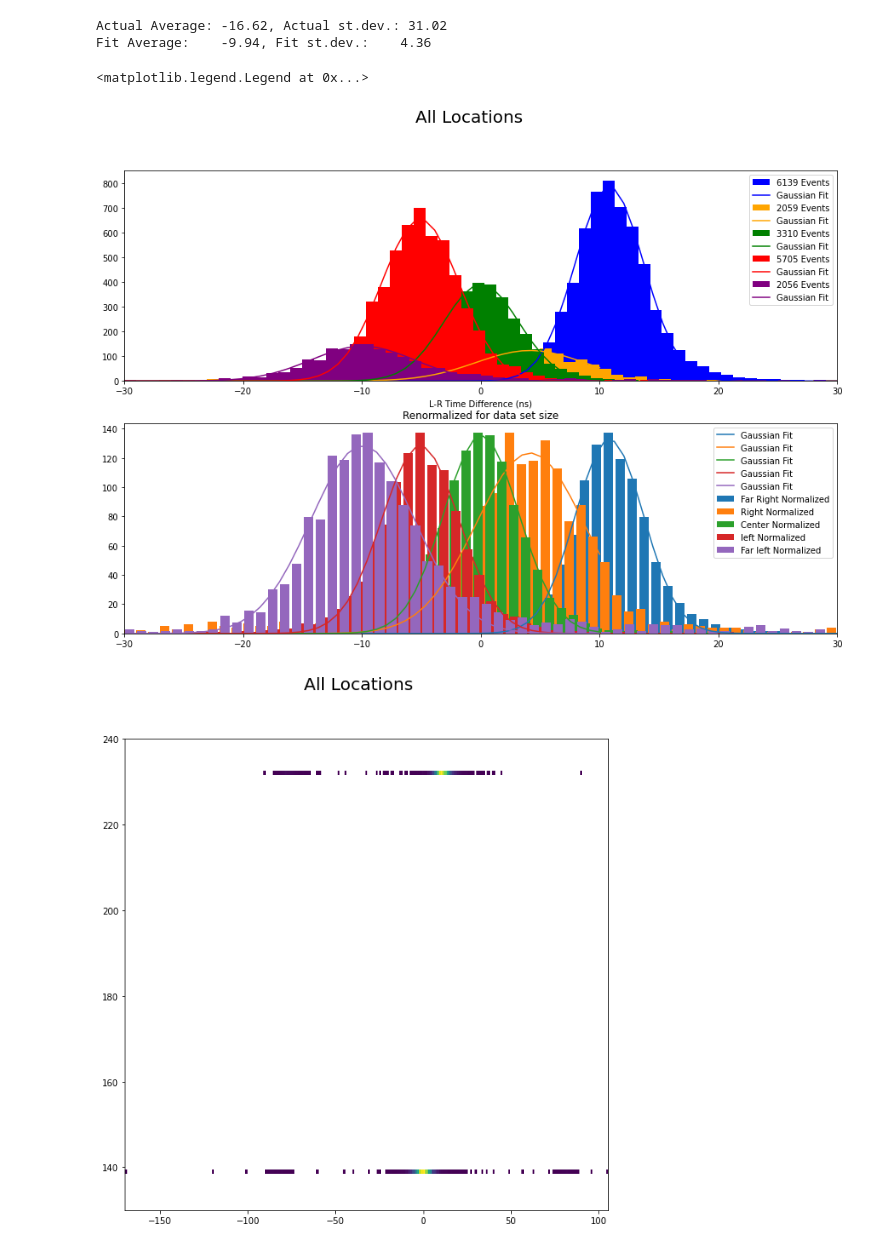
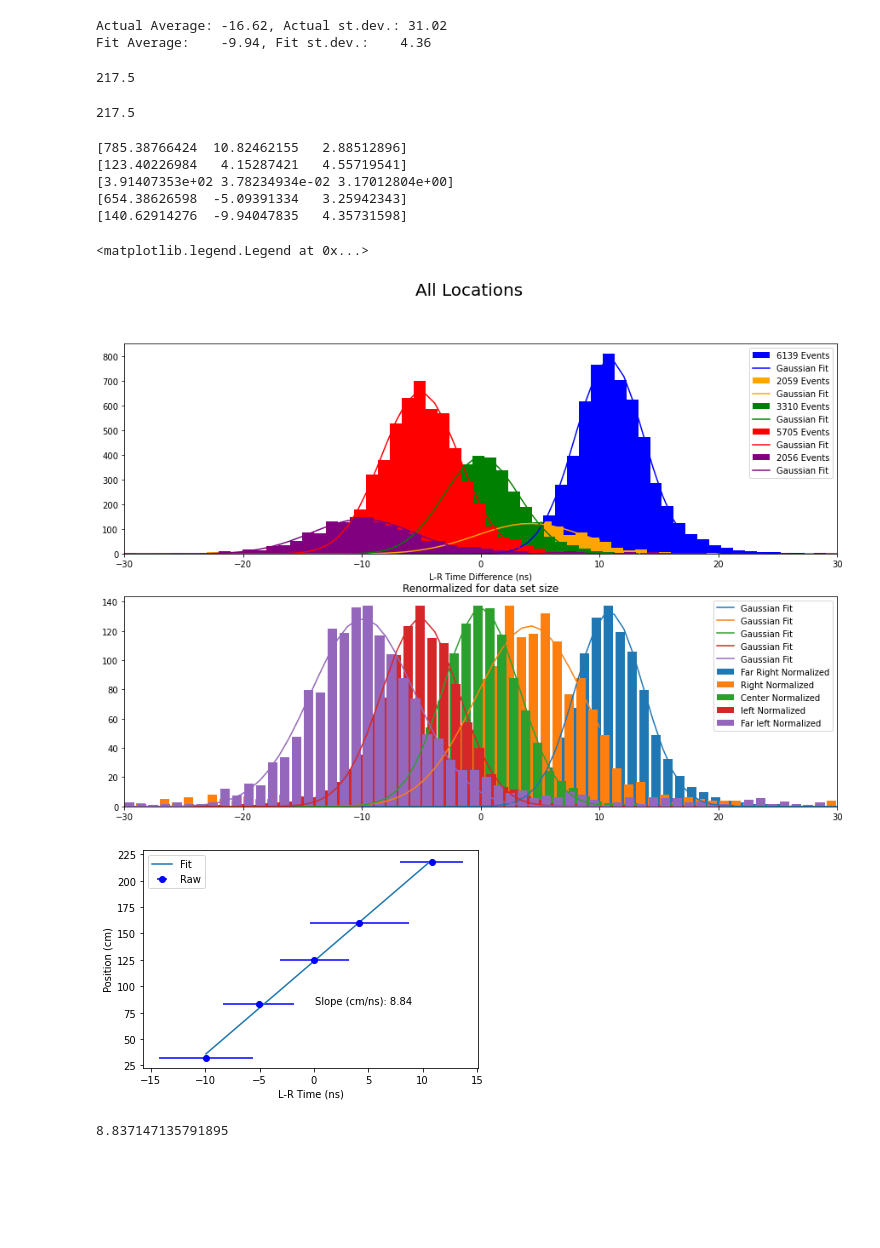
Before and after one commit to peckalec/SiPM-Studies, a Jupyter notebook: SingleBarCosmics.ipynb, the cells around one changed output. Saved outputs shown, nothing was run; the diff lists cells and outputs as text; code cells hidden in the pictures; blank space fills up the shorter version.

```diff
--- a/SingleBarCosmics.ipynb
+++ b/SingleBarCosmics.ipynb
@@ -396,16 +396,25 @@ print(f"Fit Average:    {coeff[1]:.2f}, Fit st.dev.:    {coeff[2]:.2f}")
 [figure]
 Actual Average: -16.62, Actual st.dev.: 31.02
 Fit Average:    -9.94, Fit st.dev.:    4.36
+# %%
+max(df232cut.eval("ch4_time_fit-ch3_time_fit"))-min(df232cut.eval("ch4_time_fit-ch3_time_fit"))
+# %% [output]
+217.5
+# %%
+max(df232cut.eval("ch3_time_fit-ch4_time_fit"))-min(df232cut.eval("ch3_time_fit-ch4_time_fit"))
+# %% [output]
+217.5
 # %%
 fig,ax = plt.subplots(2,1,figsize=(15,10))
 fig.suptitle("All Locations", fontsize=20)
 binresolution = 1
 
 
-bincount = int(np.floor( (max(df232cut.ch4_time_fit-df232cut.ch3_time_fit)-min(df232cut.ch4_time_fit-df232cut.ch3_time_fit))/binresolution ))
-count,binedges,bars=ax[0].hist(df232cut.ch3_time_fit-df232cut.ch4_time_fit,bincount, label=f"{len(df232cut.ch4_time_fit)} Events",color=["blue"])
+bincount = int(np.floor( (max(df232cut.eval("ch3_time_fit-ch4_time_fit"))-min(df232cut.eval("ch3_time_fit-ch4_time_fit")))/binresolution ))
+count,binedges,bars=ax[0].hist(df232cut.eval("ch3_time_fit-ch4_time_fit"),bincount, label=f"{len(df232cut.ch4_time_fit)} Events",color=["blue"])
 bincenters = binedges[1:]/2+binedges[:-1]/2
 coeff, covar = curve_fit(gaus, bincenters, count)
+print(coeff)
 ax[0].plot(np.linspace(-10,30,50),gaus(np.linspace(-10,30,50),*coeff),label="Gaussian Fit",color="b")
 renorm = 137/max(count)
 ax[1].bar(bincenters,count*renorm,label="Far Right Normalized")
@@ -417,6 +426,7 @@ bincount = int(np.floor( (max(df174cut.ch4_time_fit-df174cut.ch3_time_fit)-min(d
 count,binedges,bars=ax[0].hist(df174cut.ch3_time_fit-df174cut.ch4_time_fit,bincount, label=f"{len(df174cut.ch4_time_fit)} Events",color=["orange"])
 bincenters = binedges[1:]/2+binedges[:-1]/2
 coeff, covar = curve_fit(gaus, bincenters, count)
+print(coeff)
 ax[0].plot(np.linspace(-30,10,50),gaus(np.linspace(-30,10,50),*coeff),label="Gaussian Fit",color="orange")
 renorm = 137/max(count)
 ax[1].bar(bincenters,count*renorm,label="Right Normalized")
@@ -428,6 +438,7 @@ bincount = int(np.floor( (max(df139cut.ch4_time_fit-df139cut.ch3_time_fit)-min(d
 count,binedges,bars=ax[0].hist(df139cut.ch3_time_fit-df139cut.ch4_time_fit,bincount, label=f"{len(df139cut.ch4_time_fit)} Events",color=["green"])
 bincenters = binedges[1:]/2+binedges[:-1]/2
 coeff, covar = curve_fit(gaus, bincenters, count)
+print(coeff)
 ax[0].plot(np.linspace(-30,10,50),gaus(np.linspace(-30,10,50),*coeff),label="Gaussian Fit",color="green")
 renorm = 137/max(count)
 ax[1].bar(bincenters,count*renorm,label="Center Normalized")
@@ -439,6 +450,7 @@ bincount = int(np.floor( (max(df97cut.ch4_time_fit-df97cut.ch3_time_fit)-min(df9
 count,binedges,bars=ax[0].hist(df97cut.ch3_time_fit-df97cut.ch4_time_fit,bincount, label=f"{len(df97cut.ch4_time_fit)} Events",color=["red"])
 bincenters = binedges[1:]/2+binedges[:-1]/2
 coeff, covar = curve_fit(gaus, bincenters, count)
+print(coeff)
 ax[0].plot(np.linspace(-30,10,50),gaus(np.linspace(-30,10,50),*coeff),label="Gaussian Fit",color="red")
 renorm = 137/max(count)
 ax[1].bar(bincenters,count*renorm,label="left Normalized")
@@ -448,6 +460,7 @@ bincount = int(np.floor( (max(df46cut.ch4_time_fit-df46cut.ch3_time_fit)-min(df4
 count,binedges,bars=ax[0].hist(df46cut.ch3_time_fit-df46cut.ch4_time_fit,bincount, label=f"{len(df46cut.ch4_time_fit)} Events",color=["purple"])
 bincenters = binedges[1:]/2+binedges[:-1]/2
 coeff, covar = curve_fit(gaus, bincenters, count)
+print(coeff)
 ax[0].plot(np.linspace(-30,10,50),gaus(np.linspace(-30,10,50),*coeff),label="Gaussian Fit",color="purple")
 renorm = 137/max(count)
 ax[1].bar(bincenters,count*renorm,label="Far left Normalized")
@@ -461,19 +474,40 @@ ax[0].set_xlim(-30,30)
 ax[1].set_xlim(-30,30)
 ax[1].legend()
 # %% [output]
-<matplotlib.legend.Legend at 0x...>
+[785.38766424  10.82462155   2.88512896]
+[123.40226984   4.15287421   4.55719541]
+[3.91407353e+02 3.78234934e-02 3.17012804e+00]
+[654.38626598  -5.09391334   3.25942343]
+[140.62914276  -9.94047835   4.35731598]
+<matplotlib.legend.Legend at 0x...>
 [figure]
-# %%
-fig,ax = plt.subplots(1,1,figsize=(10,10))
-fig.suptitle("All Locations", fontsize=20)
-binresolution = 1
-
-
-bincount = int(np.floor( (max(df232cut.ch4_time_fit-df232cut.ch3_time_fit)-min(df232cut.ch4_time_fit-df232cut.ch3_time_fit))/binresolution ))
-
-ax.hist2d(df232cut.ch3_time_fit-df232cut.ch4_time_fit,[232]*len(df232cut.ch4_time_fit),bins=(bincount,1), cmin=1, label=f"{len(df232cut.ch4_time_fit)} Events")
-ax.hist2d(df139cut.ch3_time_fit-df139cut.ch4_time_fit,[139]*len(df139cut.ch4_time_fit),bins=(bincount,1), cmin=1, label=f"{len(df232cut.ch4_time_fit)} Events")
-ax.set_ylim(130,240)
-plt.show()
-# %% [output]
-[figure, removed]
+# %%
+x = [10.82462155, 4.15287421, 3.78234934e-02, -5.09391334, -9.94047835]
+err = [2.88512896, 4.55719541, 3.17012804, 3.25942343, 4.35731598]
+y = [232-14,174-14,139-14,97-14,46-14]
+
+plt.errorbar(x,y,xerr = err,fmt = 'o', color = "blue", ecolor = "blue", label = "Raw")
+p = np.polyfit(x,y,1)
+plt.plot(x,np.array(x)*p[0]+p[1],label = "Fit")
+plt.xlabel("L-R Time (ns)")
+plt.ylabel("Position (cm)")
+plt.annotate(str(f"Slope (cm/ns): {p[0]:.2f}"), xy = (x[-1] + 10, y[-2]))
+plt.legend()
+plt.show()
+# %% [output]
+[figure, added]
+# %%
+x = [10.82462155, 4.15287421, 3.78234934e-02, -5.09391334, -9.94047835]
+err = [2.88512896, 4.55719541, 3.17012804, 3.25942343, 4.35731598]
+y = [232-14,174-14,139-14,97-14,46-14]
+
+plt.errorbar(x,y,xerr = err,fmt = 'o', color = "blue", ecolor = "blue", label = "Raw")
+p = np.polyfit(x,y,1)
+plt.plot(x,np.array(x)*p[0]+p[1],label = "Fit")
+plt.xlabel("L-R Time (ns)")
+plt.ylabel("Position (cm)")
+plt.annotate(str(f"Slope (cm/ns): {p[0]:.2f}"), xy = (x[-1] + 10, y[-2]))
+plt.legend()
+plt.show()
+# %% [output]
+8.837147135791895
```
Also changed, not shown: parts of 2 cells of this notebook.
